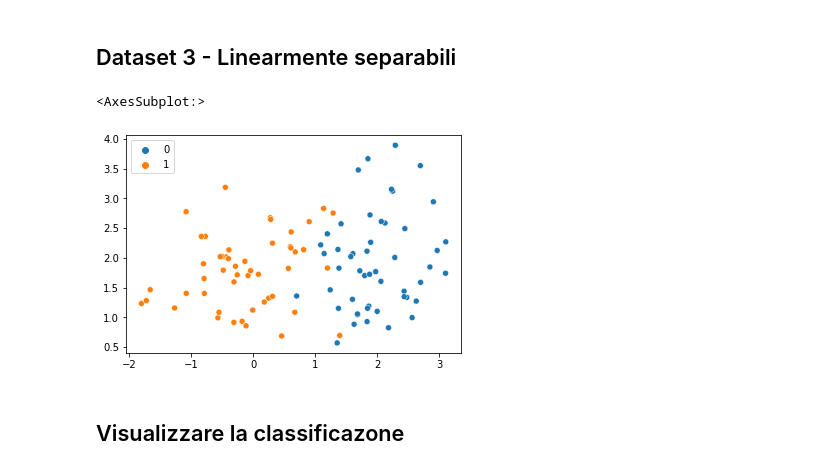
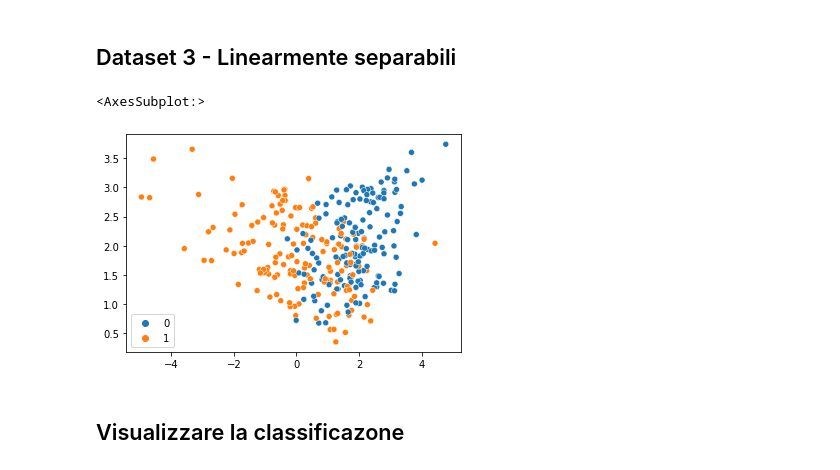
Before and after one commit to MarcoPedrazzi/esercizio_1, a Jupyter notebook: 7_2_plot_classifier_comparison.ipynb, the cells around one changed output. Saved outputs shown, nothing was run; the diff lists cells and outputs as text; code cells hidden in the pictures.

Commit message:
numero di sample 300

```diff
--- a/7_2_plot_classifier_comparison.ipynb
+++ b/7_2_plot_classifier_comparison.ipynb
@@ -84,17 +87,17 @@ sns.scatterplot(x=circles[0][:,0], y=circles[0][:,1], hue=circles[1])
 # %% [markdown]
 ## Dataset 3 - Linearmente separabili
 # %%
-X, y = make_classification(
+X, y = make_classification(n_samples=300,
     n_features=2, n_redundant=0, n_informative=2, random_state=1, n_clusters_per_class=1
 )
 rng = np.random.RandomState(2)
 X += 2 * rng.uniform(size=X.shape)
 linearly_separable = (X, y)
 
 sns.scatterplot(x=linearly_separable[0][:,0], y=linearly_separable[0][:,1], hue=linearly_separable[1])
 # %% [output]
 <AxesSubplot:>
-[figure, old version]
+[figure, new version]
 # %%
 # Lista di dataset
 datasets = [
```
Also changed, not shown: parts of 6 cells of this notebook.
